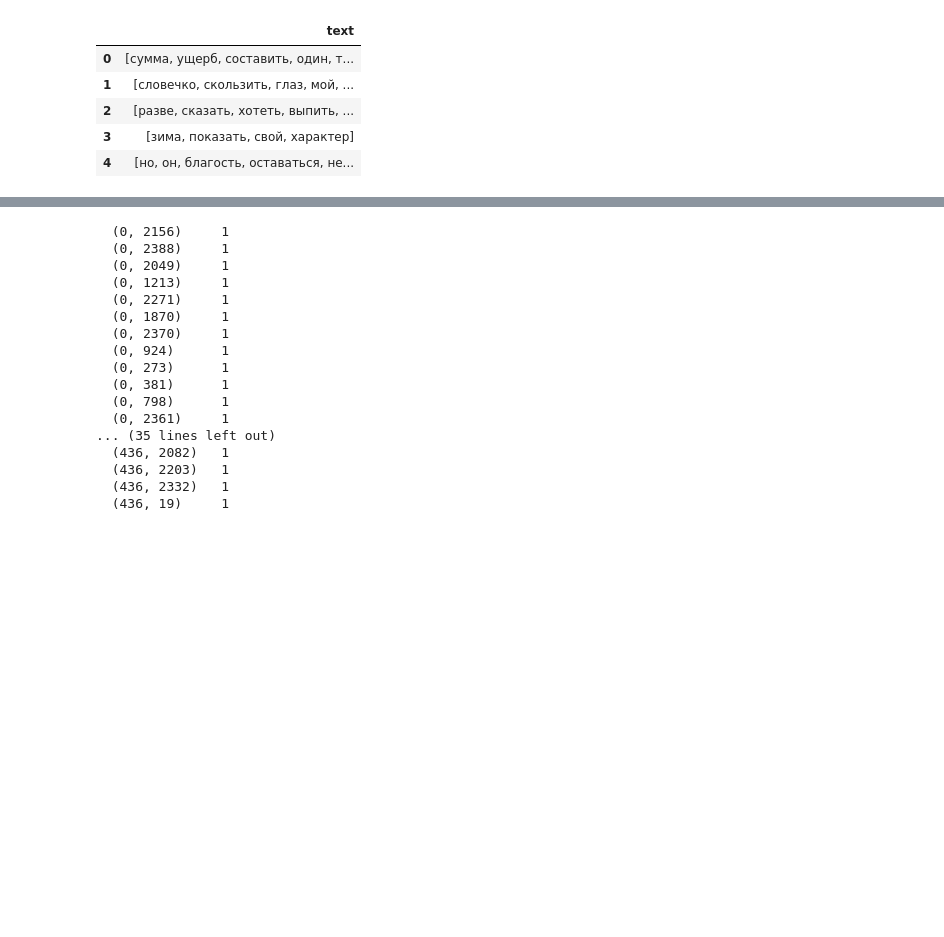
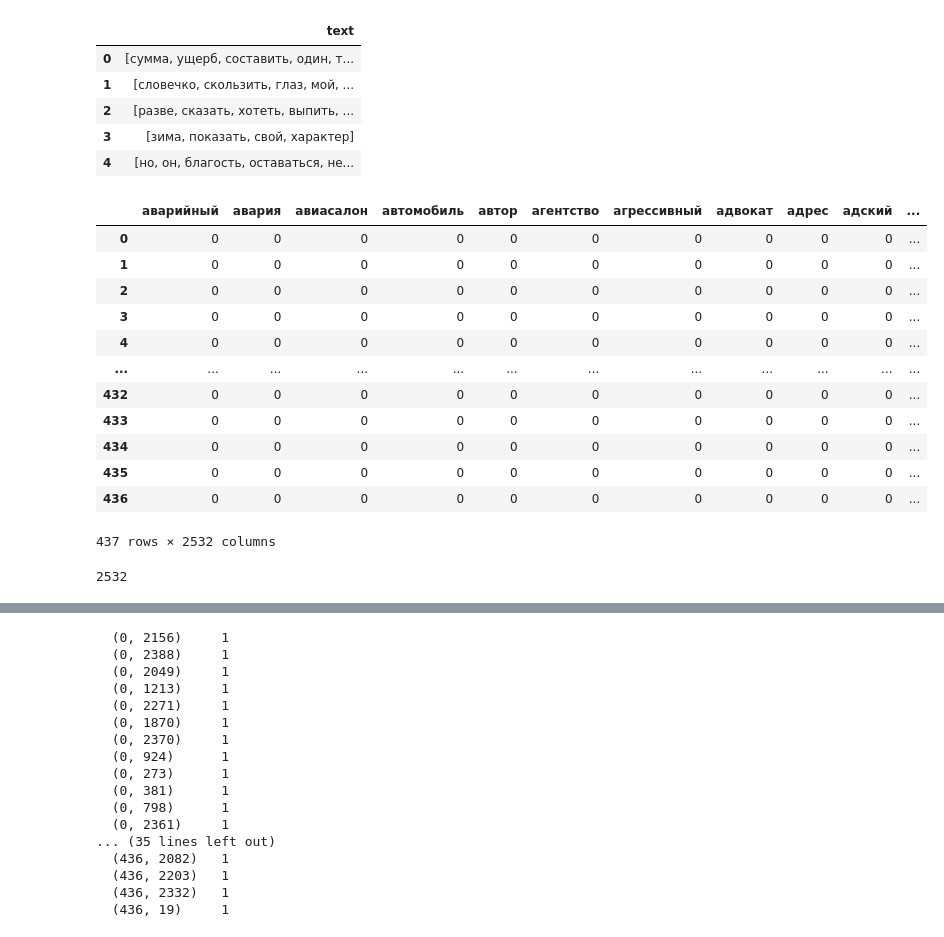
Before and after one commit to Mardvey-UMA/feature_extraction_NLP, a Jupyter notebook: scripts/note4.ipynb, the cells around one changed output, grey strips where cells are left out. Saved outputs shown, nothing was run; the diff lists cells and outputs as text; code cells hidden in the pictures; blank space fills up the shorter version.

```diff
--- a/scripts/note4.ipynb
+++ b/scripts/note4.ipynb
@@ -263,3 +264,30 @@ df_morphy.head()
 | 2 | [разве, сказать, хотеть, выпить, ... |
 | 3 | [зима, показать, свой, характер] |
 | 4 | [но, он, благость, оставаться, не... |
+# %%
+vec = CountVectorizer(binary = True)
+corpus = []
+for sent in df_morphy['text']:
+    corpus.append(' '.join(sent))
+vec.fit(corpus)
+whole_list_words = [w for w in sorted(vec.vocabulary_.keys())]
+pd.DataFrame(vec.transform(corpus).toarray(), columns=sorted(vec.vocabulary_.keys()))
+# %% [output]
+|  | аварийный | авария | авиасалон | автомобиль | автор | агентство | агрессивный | адвокат | адрес | адский | ... |
+| 0 | 0 | 0 | 0 | 0 | 0 | 0 | 0 | 0 | 0 | 0 | ... |
+| 1 | 0 | 0 | 0 | 0 | 0 | 0 | 0 | 0 | 0 | 0 | ... |
+| 2 | 0 | 0 | 0 | 0 | 0 | 0 | 0 | 0 | 0 | 0 | ... |
+| 3 | 0 | 0 | 0 | 0 | 0 | 0 | 0 | 0 | 0 | 0 | ... |
+| 4 | 0 | 0 | 0 | 0 | 0 | 0 | 0 | 0 | 0 | 0 | ... |
+| ... | ... | ... | ... | ... | ... | ... | ... | ... | ... | ... | ... |
+| 432 | 0 | 0 | 0 | 0 | 0 | 0 | 0 | 0 | 0 | 0 | ... |
+| 433 | 0 | 0 | 0 | 0 | 0 | 0 | 0 | 0 | 0 | 0 | ... |
+| 434 | 0 | 0 | 0 | 0 | 0 | 0 | 0 | 0 | 0 | 0 | ... |
+| 435 | 0 | 0 | 0 | 0 | 0 | 0 | 0 | 0 | 0 | 0 | ... |
+| 436 | 0 | 0 | 0 | 0 | 0 | 0 | 0 | 0 | 0 | 0 | ... |
+437 rows × 2532 columns
+# %%
+#vectorized_input = vec.transform(X)
+print(len(vec.get_feature_names_out()))
+# %% [output]
+2532
```
Also changed, not shown: parts of 3 cells of this notebook.
